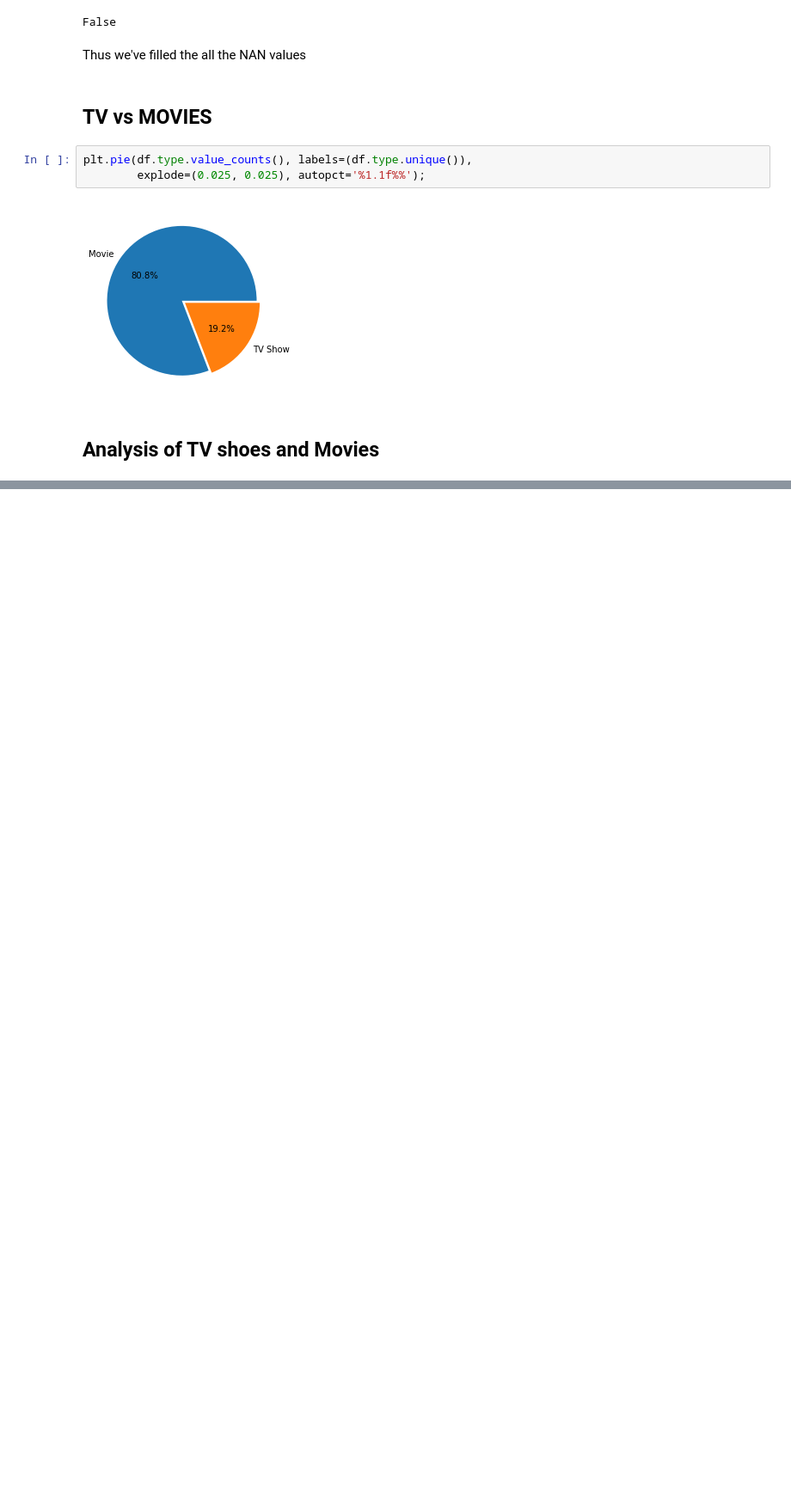
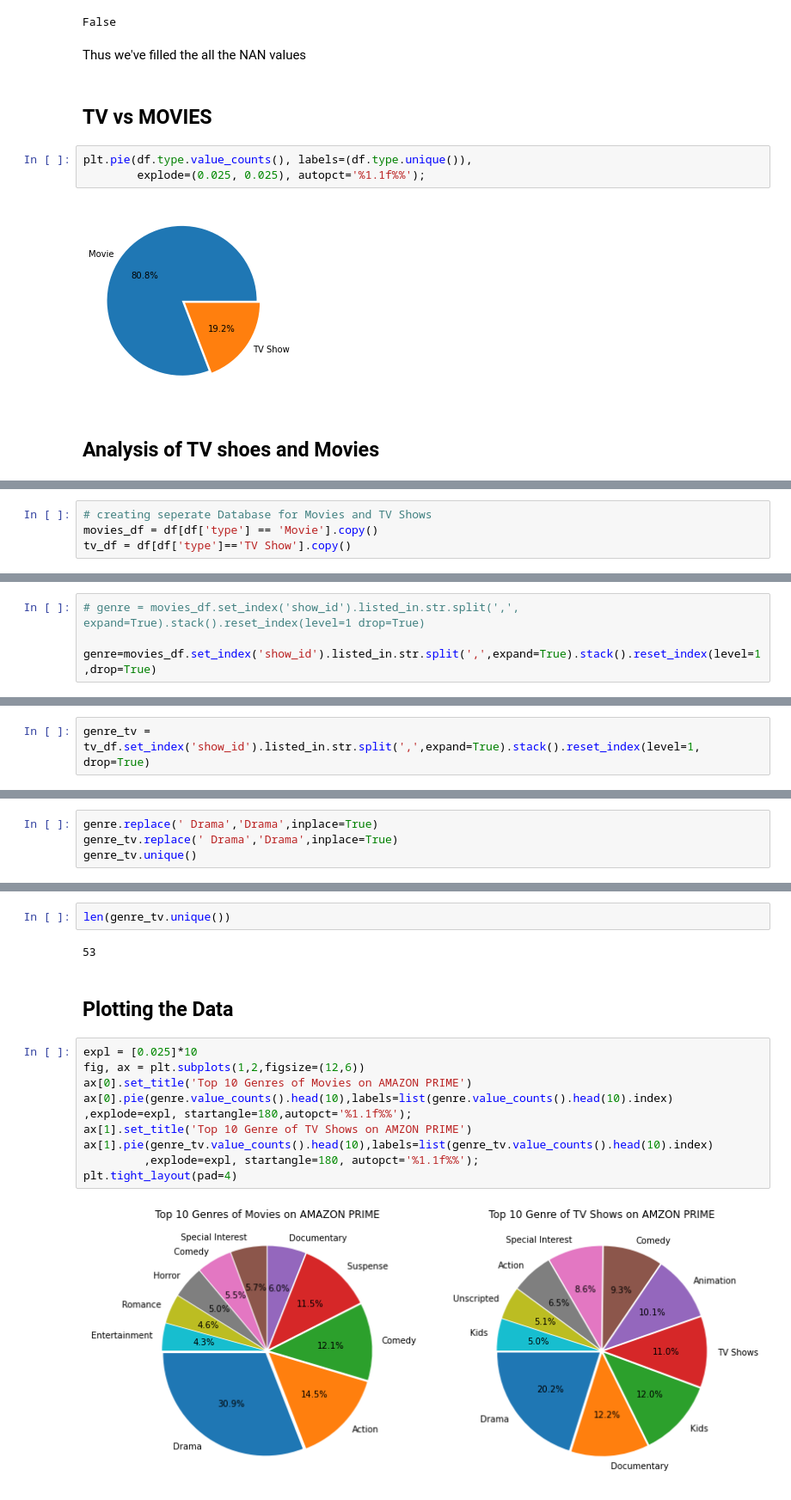
Before and after one commit to KunalSharma2001/Exploratory-data-analysis-EDA-, a Jupyter notebook: Amazon Prime EDA/Amazon-EDA.ipynb, the cells around one changed output, grey strips where cells are left out. Shown at 86% size. Saved outputs shown, nothing was run; the diff lists cells and outputs as text; blank space fills up the shorter version.

```diff
--- a/Amazon Prime EDA/Amazon-EDA.ipynb
+++ b/Amazon Prime EDA/Amazon-EDA.ipynb
@@ -155,0 +156,4 @@ So start of by analysis different type of Movies and T.V Shoes
+# %%
+# creating seperate Database for Movies and TV Shows
+movies_df = df[df['type'] == 'Movie'].copy()
+tv_df = df[df['type']=='TV Show'].copy()
@@ -155,0 +179,4 @@ So start of by analysis different type of Movies and T.V Shoes
+# %%
+# genre = movies_df.set_index('show_id').listed_in.str.split(',', expand=True).stack().reset_index(level=1 drop=True)
+
+genre=movies_df.set_index('show_id').listed_in.str.split(',',expand=True).stack().reset_index(level=1,drop=True)
@@ -155,0 +209,2 @@ So start of by analysis different type of Movies and T.V Shoes
+# %%
+genre_tv = tv_df.set_index('show_id').listed_in.str.split(',',expand=True).stack().reset_index(level=1, drop=True)
@@ -155,0 +235,4 @@ So start of by analysis different type of Movies and T.V Shoes
+# %%
+genre.replace(' Drama','Drama',inplace=True)
+genre_tv.replace(' Drama','Drama',inplace=True)
+genre_tv.unique()
@@ -155,0 +254,18 @@ So start of by analysis different type of Movies and T.V Shoes
+# %%
+len(genre_tv.unique())
+# %% [output]
+53
+# %% [markdown]
+## Plotting the Data
+# %%
+expl = [0.025]*10
+fig, ax = plt.subplots(1,2,figsize=(12,6))
+ax[0].set_title('Top 10 Genres of Movies on AMAZON PRIME')
+ax[0].pie(genre.value_counts().head(10),labels=list(genre.value_counts().head(10).index)
+,explode=expl, startangle=180,autopct='%1.1f%%');
+ax[1].set_title('Top 10 Genre of TV Shows on AMZON PRIME')
+ax[1].pie(genre_tv.value_counts().head(10),labels=list(genre_tv.value_counts().head(10).index)
+         ,explode=expl, startangle=180, autopct='%1.1f%%');
+plt.tight_layout(pad=4)
+# %% [output]
+[figure, added]
```
Also changed, not shown: parts of 26 cells of this notebook.
